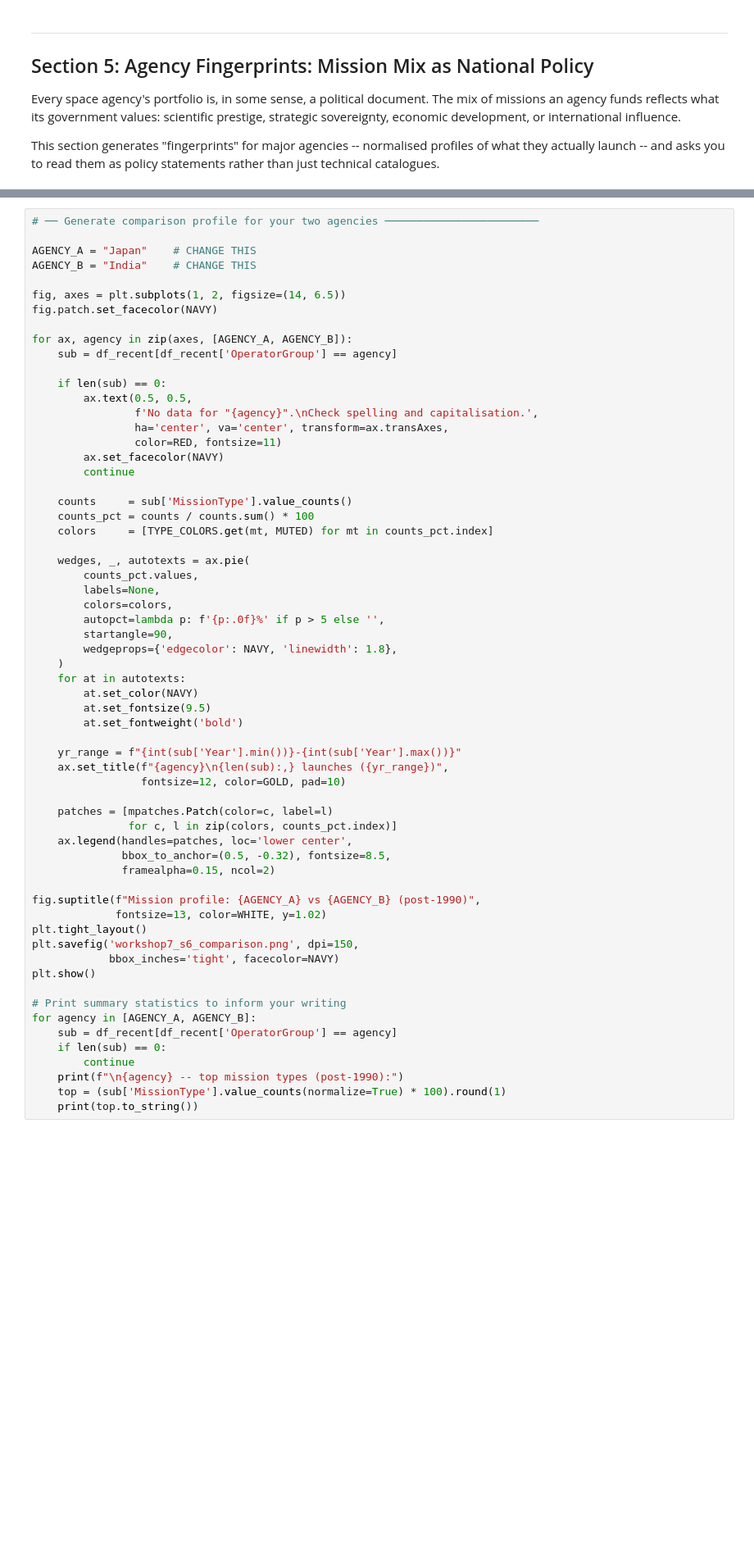
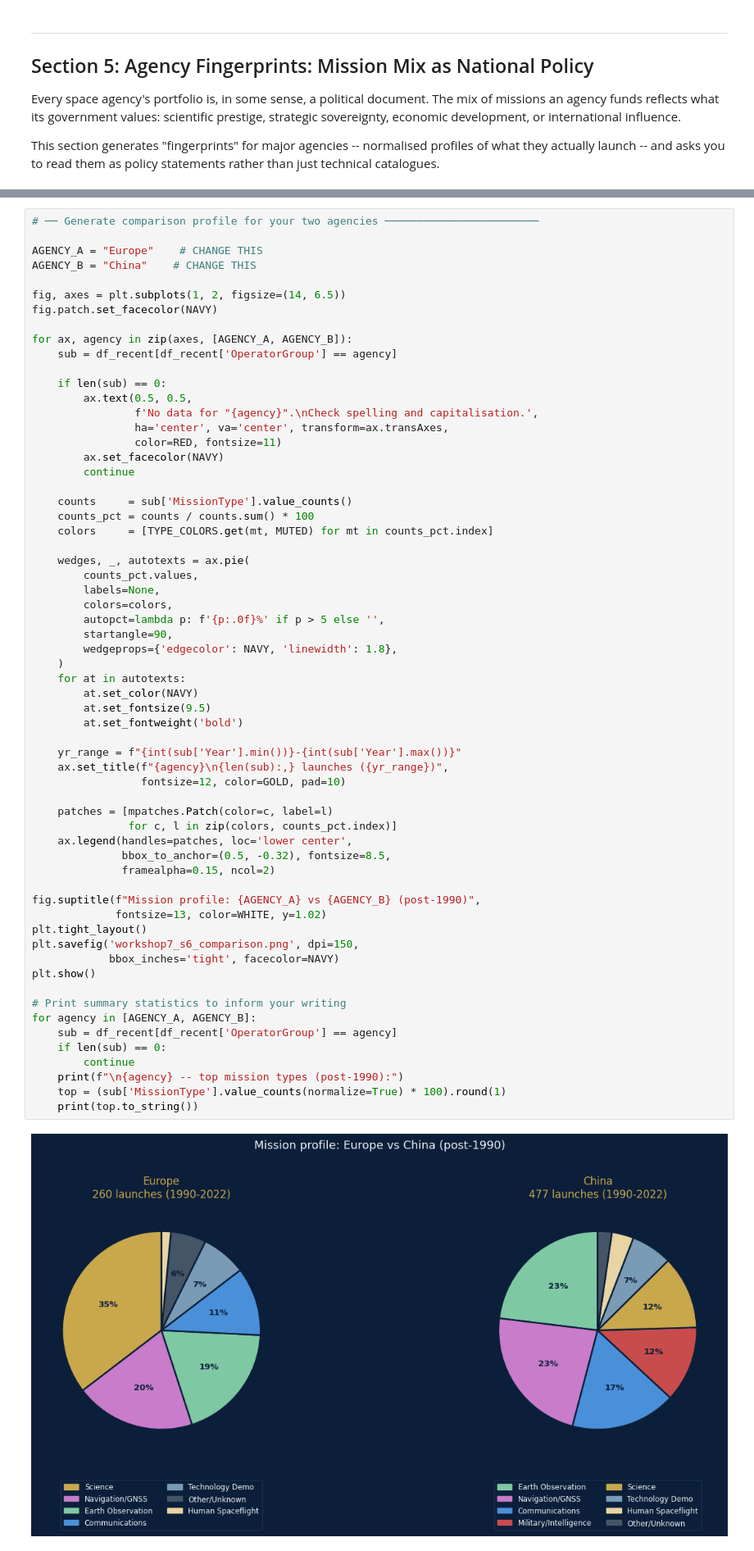
Before and after one commit to CorrinHayes/NPSC2002-workshops, a Jupyter notebook: Week_07_Agencies_and_Space_industry.ipynb, the cells around one changed output, grey strips where cells are left out. Shown at 82% size. Saved outputs shown, nothing was run; the diff lists cells and outputs as text; blank space fills up the shorter version.

```diff
--- a/Week_07_Agencies_and_Space_industry.ipynb
+++ b/Week_07_Agencies_and_Space_industry.ipynb
@@ -1111,8 +1111,8 @@ Fill in `AGENCY_A` and `AGENCY_B` and run it before writing your response.
 # %%
 # ── Generate comparison profile for your two agencies ────────────────────────
 
-AGENCY_A = "Japan"    # CHANGE THIS
-AGENCY_B = "India"    # CHANGE THIS
+AGENCY_A = "Europe"    # CHANGE THIS
+AGENCY_B = "China"    # CHANGE THIS
 
 fig, axes = plt.subplots(1, 2, figsize=(14, 6.5))
 fig.patch.set_facecolor(NAVY)
@@ -1143,30 +1143,32 @@ for ax, agency in zip(axes, [AGENCY_A, AGENCY_B]):
     for at in autotexts:
         at.set_color(NAVY)
         at.set_fontsize(9.5)
         at.set_fontweight('bold')
 
     yr_range = f"{int(sub['Year'].min())}-{int(sub['Year'].max())}"
     ax.set_title(f"{agency}\n{len(sub):,} launches ({yr_range})",
                  fontsize=12, color=GOLD, pad=10)
 
     patches = [mpatches.Patch(color=c, label=l)
                for c, l in zip(colors, counts_pct.index)]
     ax.legend(handles=patches, loc='lower center',
               bbox_to_anchor=(0.5, -0.32), fontsize=8.5,
               framealpha=0.15, ncol=2)
 
 fig.suptitle(f"Mission profile: {AGENCY_A} vs {AGENCY_B} (post-1990)",
              fontsize=13, color=WHITE, y=1.02)
 plt.tight_layout()
 plt.savefig('workshop7_s6_comparison.png', dpi=150,
             bbox_inches='tight', facecolor=NAVY)
 plt.show()
 
 # Print summary statistics to inform your writing
 for agency in [AGENCY_A, AGENCY_B]:
     sub = df_recent[df_recent['OperatorGroup'] == agency]
     if len(sub) == 0:
         continue
     print(f"\n{agency} -- top mission types (post-1990):")
     top = (sub['MissionType'].value_counts(normalize=True) * 100).round(1)
     print(top.to_string())
+# %% [output]
+[figure, added]
```
Also changed, not shown: parts of 2 cells of this notebook.
